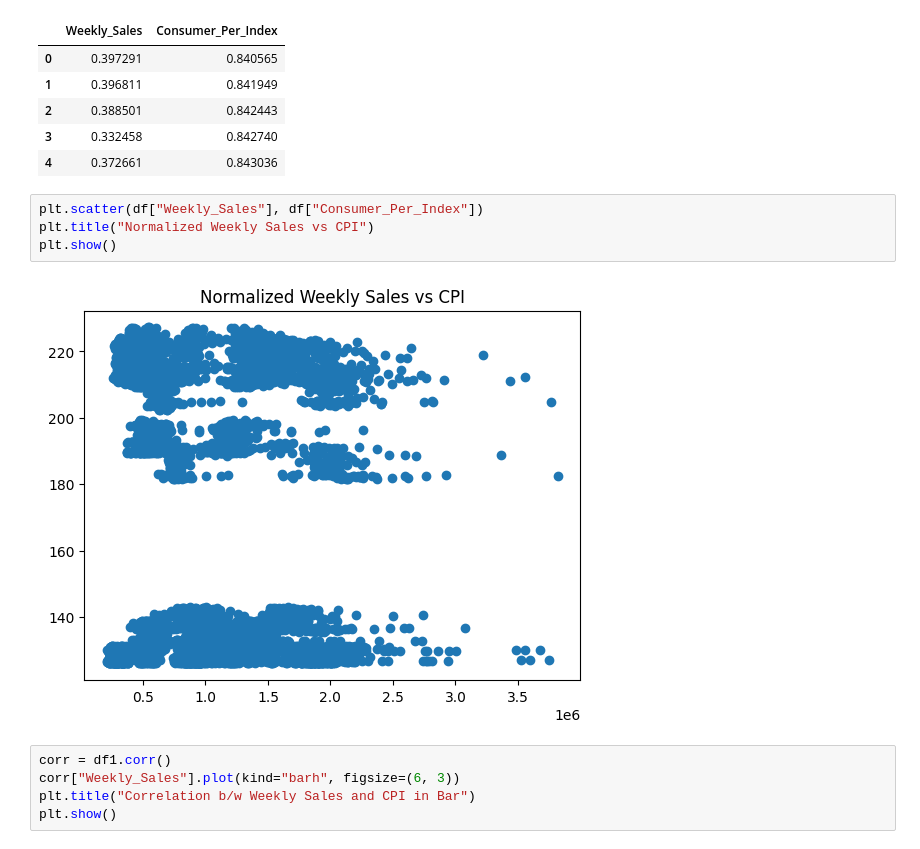
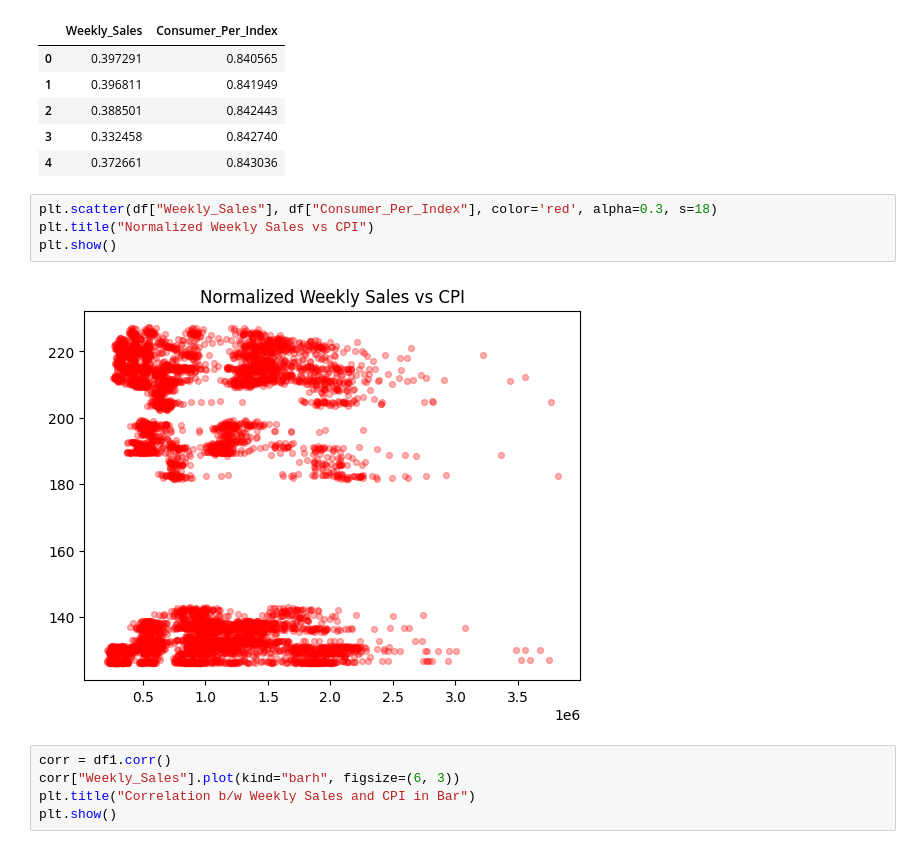
Before and after one commit to iam-devAlhan/Walmart_Sales_Trends_Prediction, a Jupyter notebook: notebooks/visualization.ipynb, the cells around one changed output. Drawn from its saved outputs; the diff is of its cells as text.

```diff
--- a/notebooks/visualization.ipynb
+++ b/notebooks/visualization.ipynb
@@ -73,11 +73,11 @@ df_scaled.head()
 | 3 | 0.332458 | 0.842740 |
 | 4 | 0.372661 | 0.843036 |
 # %%
-plt.scatter(df["Weekly_Sales"], df["Consumer_Per_Index"])
+plt.scatter(df["Weekly_Sales"], df["Consumer_Per_Index"], color='red', alpha=0.3, s=18)
 plt.title("Normalized Weekly Sales vs CPI")
 plt.show()
 # %% [output]
-[figure, old version]
+[figure, new version]
 # %%
 corr = df1.corr()
 corr["Weekly_Sales"].plot(kind="barh", figsize=(6, 3))
```
Also changed, not shown: parts of 3 cells of this notebook.
